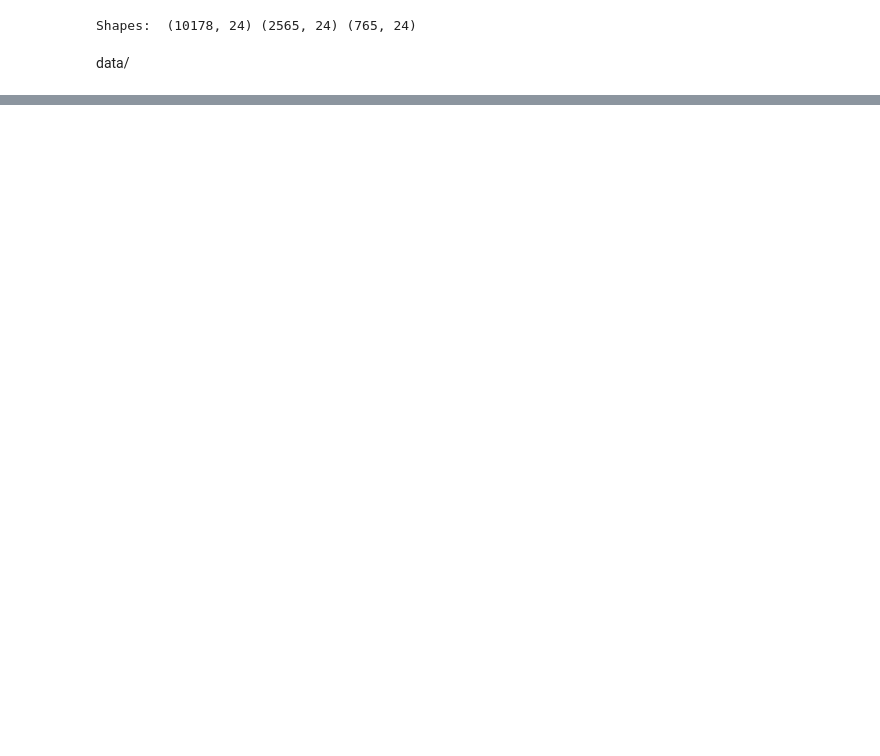
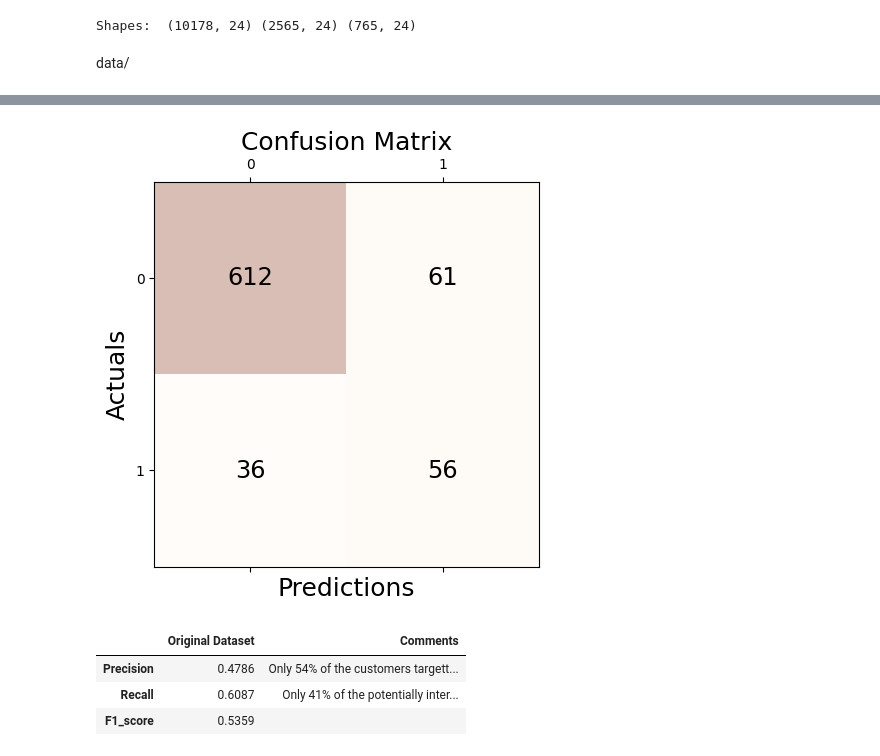
Before and after one commit to frankfaisca/machine-learning, a Jupyter notebook: ex3_balanceData.ipynb, the cells around one changed output, grey strips where cells are left out. Saved outputs shown, nothing was run; the diff lists cells and outputs as text; code cells hidden in the pictures; blank space fills up the shorter version.

```diff
--- a/ex3_balanceData.ipynb
+++ b/ex3_balanceData.ipynb
@@ -115,0 +108,42 @@ print("Mean Square Error:", mean_squared_error(y_test,test))
+# %%
+#GBR result normal
+# Using r2 score and meand square error metrics instead of classification report because it is a Regressor Problem
+
+gbr = GradientBoostingClassifier()
+gbr.fit(X_train,y_train)
+test = gbr.predict(X_test)
+
+#Confusion matrix using Normal Data
+
+conf_matrix = confusion_matrix(y_true=y_test, y_pred=test)
+
+fig, ax = plt.subplots(figsize=(5, 5))
+ax.matshow(conf_matrix, cmap=plt.cm.Oranges, alpha=0.3)
+for i in range(conf_matrix.shape[0]):
+    for j in range(conf_matrix.shape[1]):
+        ax.text(x=j, y=i,s=conf_matrix[i, j], va='center', ha='center', size='xx-large')
+
+plt.xlabel('Predictions', fontsize=18)
+plt.ylabel('Actuals', fontsize=18)
+plt.title('Confusion Matrix', fontsize=18)
+plt.show()
+# %% [output]
+[figure, added]
+# %%
+precision_original =  round(precision_score(y_test, test), 4)
+recall_original = round(recall_score(y_test, test), 4)
+F1_score_original =  round(f1_score(y_test, test), 4)
+metrics_original = [precision_original, recall_original, F1_score_original]
+
+original = pd.DataFrame(metrics_original)
+original.index = ['Precision', 'Recall', 'F1_score']
+original.columns = ['Original Dataset']
+original['Comments'] = ['Only 54% of the customers targetted are actually interested in renewing their insurance',
+                       'Only 41% of the potentially interested customers are being identified',
+                       '']
+original
+# %% [output]
+|  | Original Dataset | Comments |
+| Precision | 0.4786 | Only 54% of the customers targett... |
+| Recall | 0.6087 | Only 41% of the potentially inter... |
+| F1_score | 0.5359 |  |
```
Also changed, not shown: parts of 20 cells of this notebook.
